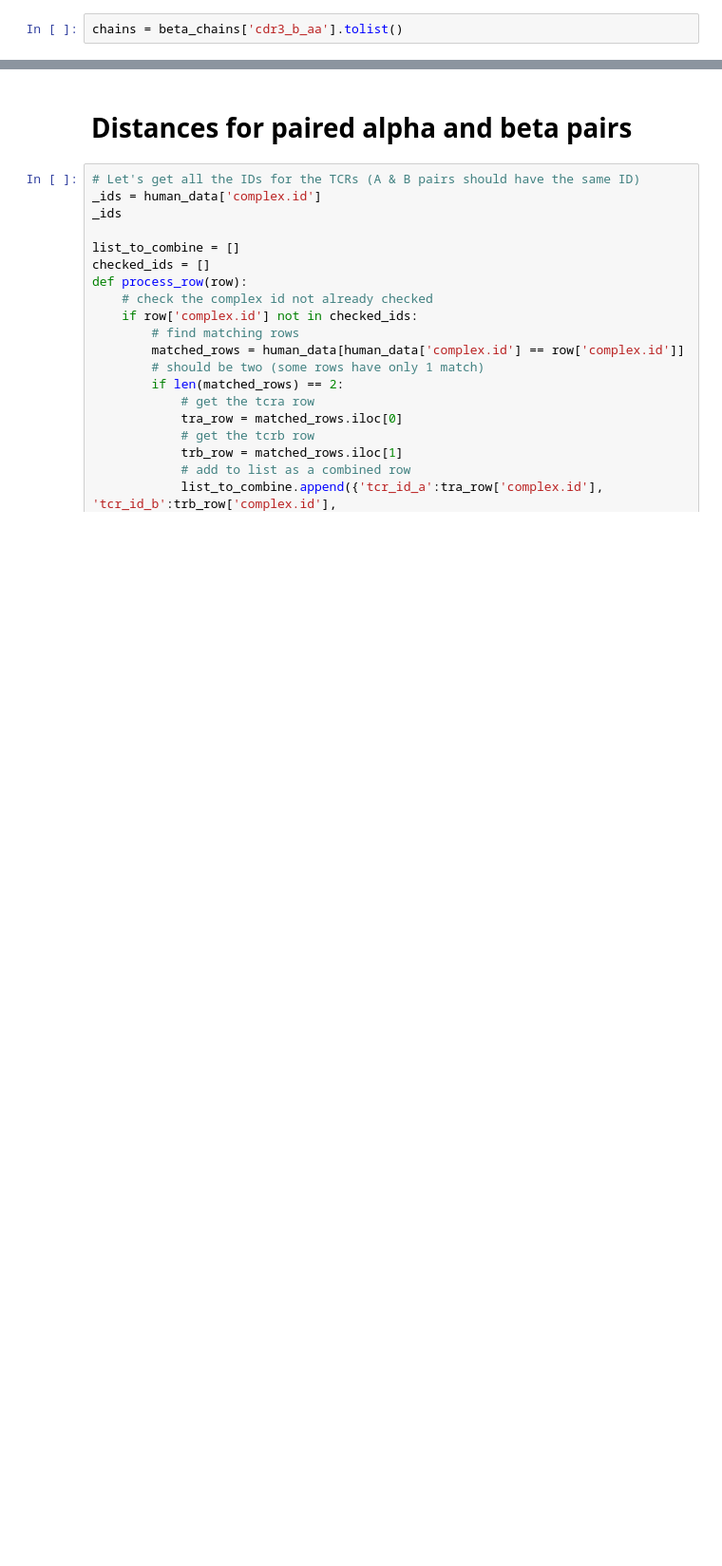
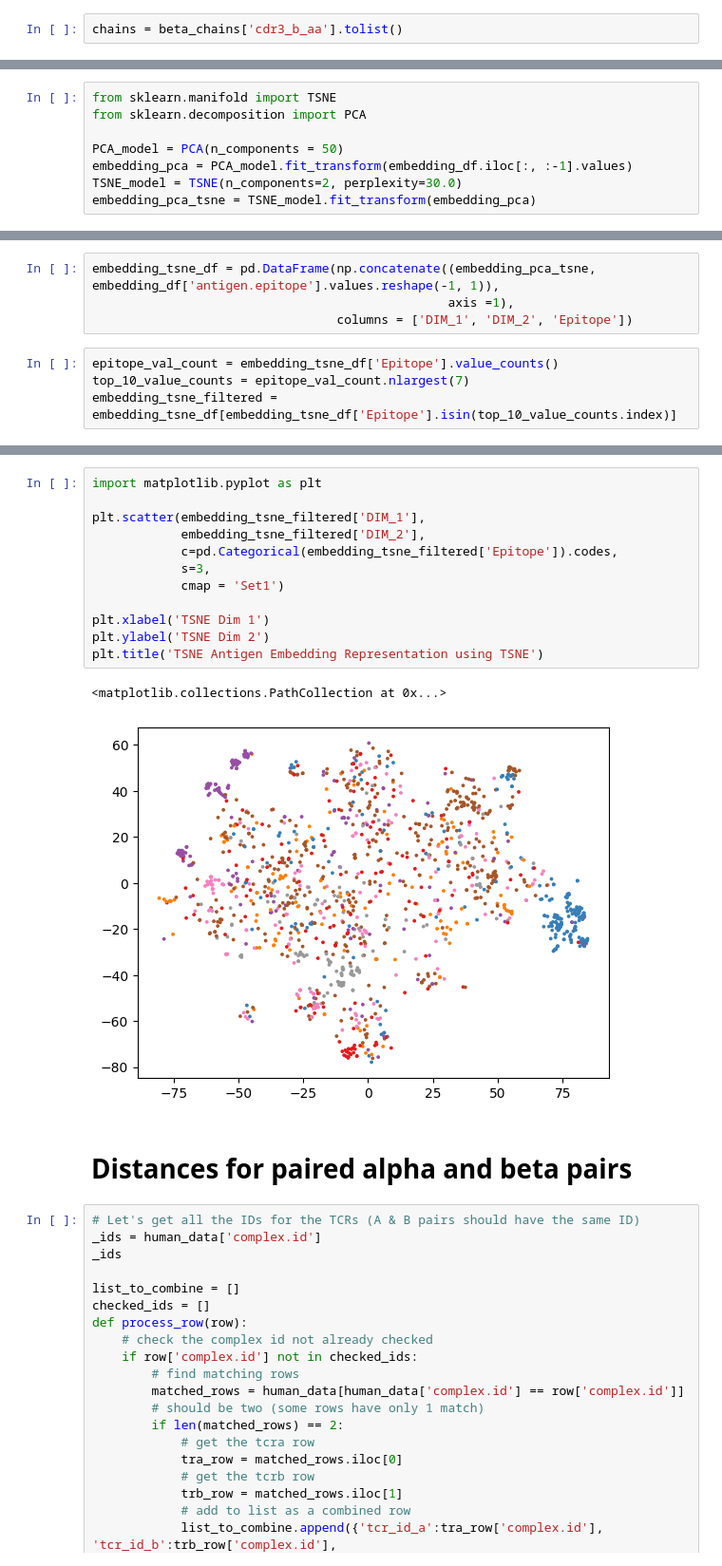
Before and after one commit to UoB-DSMP-2023-24/dsmp-2024-groupol1, a Jupyter notebook: distances_matrix.ipynb, the cells around one changed output, grey strips where cells are left out. Shown at 95% size. Drawn from its saved outputs; the diff is of its cells as text; blank space fills up the shorter version.

Commit message:
Added text and computed tsne

```diff
--- a/distances_matrix.ipynb
+++ b/distances_matrix.ipynb
@@ -201,0 +280,8 @@ f.get_figure().savefig(f'{output_dir}/beta_chain_umap_bert.png')
+# %%
+from sklearn.manifold import TSNE
+from sklearn.decomposition import PCA
+
+PCA_model = PCA(n_components = 50)
+embedding_pca = PCA_model.fit_transform(embedding_df.iloc[:, :-1].values)
+TSNE_model = TSNE(n_components=2, perplexity=30.0)
+embedding_pca_tsne = TSNE_model.fit_transform(embedding_pca)
@@ -201,0 +294,8 @@ f.get_figure().savefig(f'{output_dir}/beta_chain_umap_bert.png')
+# %%
+embedding_tsne_df = pd.DataFrame(np.concatenate((embedding_pca_tsne, embedding_df['antigen.epitope'].values.reshape(-1, 1)),
+                                                axis =1),
+                                 columns = ['DIM_1', 'DIM_2', 'Epitope'])
+# %%
+epitope_val_count = embedding_tsne_df['Epitope'].value_counts()
+top_10_value_counts = epitope_val_count.nlargest(7)
+embedding_tsne_filtered = embedding_tsne_df[embedding_tsne_df['Epitope'].isin(top_10_value_counts.index)]
@@ -202,3 +309,18 @@ f.get_figure().savefig(f'{output_dir}/beta_chain_umap_bert.png')
+# %%
+import matplotlib.pyplot as plt
+
+plt.scatter(embedding_tsne_filtered['DIM_1'],
+            embedding_tsne_filtered['DIM_2'],
+            c=pd.Categorical(embedding_tsne_filtered['Epitope']).codes,
+            s=3,
+            cmap = 'Set1')
+
+plt.xlabel('TSNE Dim 1')
+plt.ylabel('TSNE Dim 2')
+plt.title('TSNE Antigen Embedding Representation using TSNE')
+# %% [output]
+<matplotlib.collections.PathCollection at 0x...>
+[figure, added]
 # %% [markdown]
 # Distances for paired alpha and beta pairs
 # %%
```
Also changed, not shown: parts of 20 cells of this notebook.
